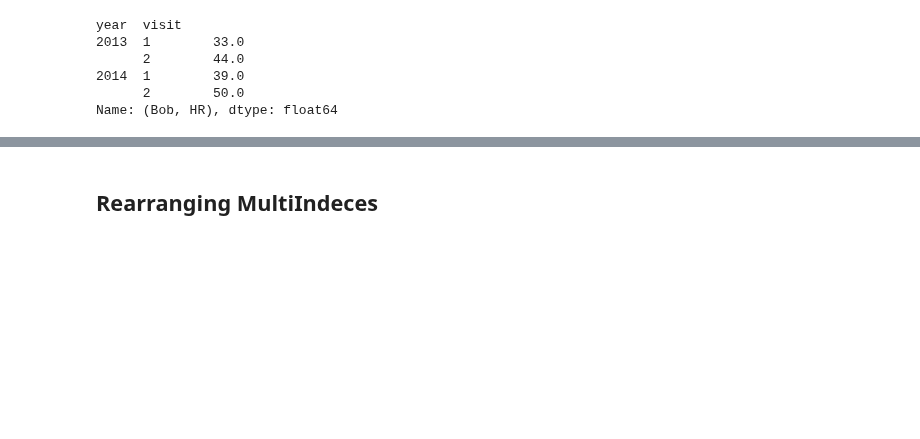
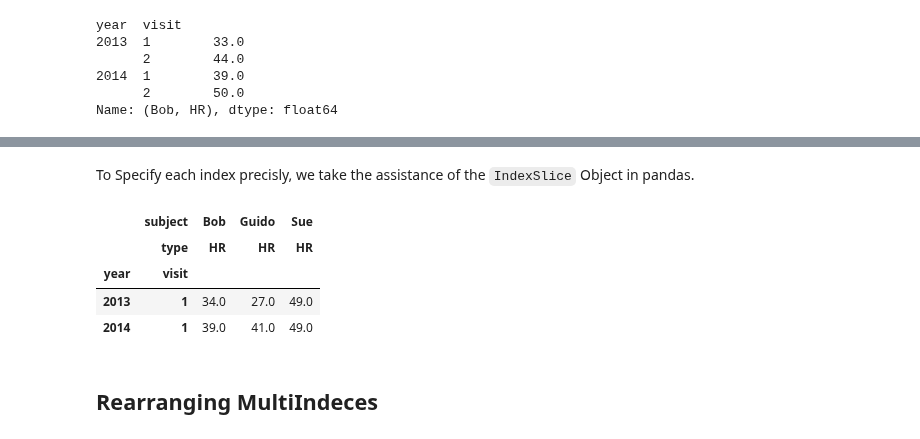
Before and after one commit to denis-james/Self-Learning, a Jupyter notebook: Pandas/5. Hierarchical Indexing.ipynb, the cells around one changed output, grey strips where cells are left out. Cells and saved outputs as stored; diff of their text form; code cells hidden in the pictures; blank space fills up the shorter version.

```diff
--- a/Pandas/5. Hierarchical Indexing.ipynb
+++ b/Pandas/5. Hierarchical Indexing.ipynb
@@ -426,3 +431,14 @@ Name: (Bob, HR), dtype: float64
+# %% [markdown]
+To Specify each index precisly, we take the assistance of the `IndexSlice` Object in pandas.
+# %%
+IndSl=pd.IndexSlice
+health_data.loc[IndSl[:,1],IndSl[:,'HR']]
+# %% [output]
+|  | subject | Bob | Guido | Sue |
+|  | type | HR | HR | HR |
+| year | visit |  |  |  |
+| 2013 | 1 | 34.0 | 27.0 | 49.0 |
+| 2014 | 1 | 39.0 | 41.0 | 49.0 |
 # %% [markdown]
 ## Rearranging MultiIndeces
 # %% [markdown]
```
Also changed, not shown: parts of 2 cells of this notebook, 2 other files.
